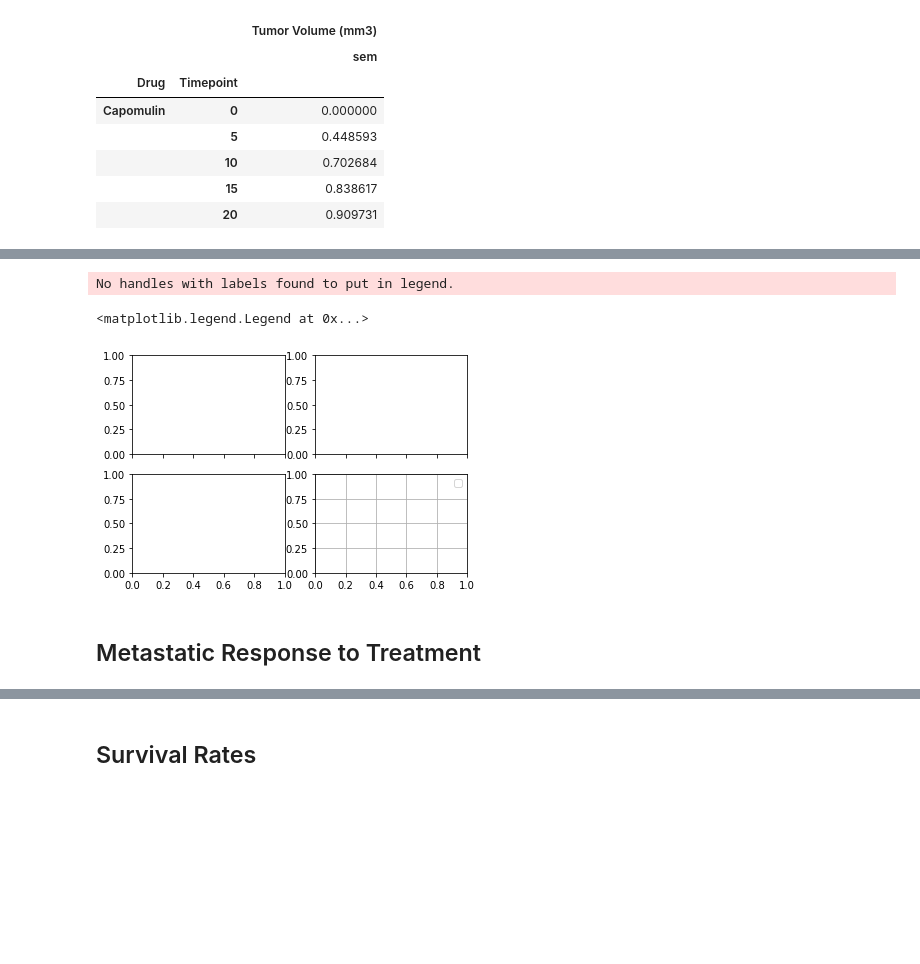
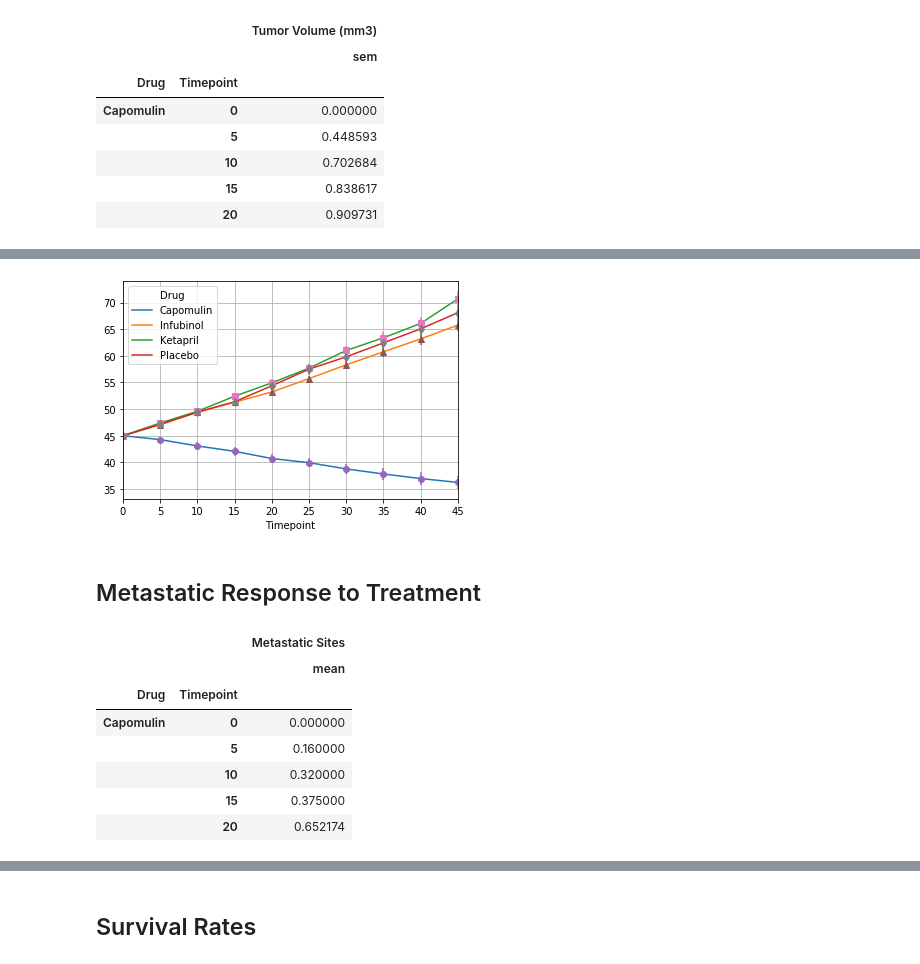
Before and after one commit to Astrowizard/plotting-hw, a Jupyter notebook: Pymaceuticals/pymaceuticals_starter.ipynb, the cells around one changed output, grey strips where cells are left out. Saved outputs shown, nothing was run; the diff lists cells and outputs as text; code cells hidden in the pictures; blank space fills up the shorter version.

```diff
--- a/Pymaceuticals/pymaceuticals_starter.ipynb
+++ b/Pymaceuticals/pymaceuticals_starter.ipynb
@@ -93,14 +95,29 @@ df3.head()
-# %%
-# Generate the Plot (with Error Bars)
-fig, axes = plt.subplots(2,2,sharex=True)
-
-# Save the Figure
-plt.grid()
-plt.legend(loc='best')
-# %% [output]
-No handles with labels found to put in legend.
-<matplotlib.legend.Legend at 0x...>
-[figure, removed]
+# %%
+# Generate the Plot (with Error Bars)
+fig, ax = plt.subplots(2,sharex=True)
+
+df3.plot.line(y=df3.columns[:5],ax=ax[0])
+df3.plot.line(y=df3.columns[5:],ax=ax[1],xlim=(-2,45))
+forms = ['o','^','s','d','2']
+count = 0
+for i in df3.columns:
+    if count < 5:
+        ax[0].errorbar(df4.index.values.tolist(),df3[i],df4[i],fmt=forms[count%5])
+    else:
+        ax[1].errorbar(df4.index.values.tolist(),df3[i],df4[i],fmt=forms[count%5])
+    count+=1
+
+ax[0].grid()
+ax[1].grid()
+ax[0].grid()
+ax[1].grid()
+
+fig.set_size_inches(7,10)
+
+# Save the Figure
+#plt.savefig('../Figures/treatment_response_graphs1.png')
+# %% [output]
+[figure, added]
 # %%
 # Show the Figure
 plt.show()
@@ -108,9 +125,22 @@ plt.show()
 ## Metastatic Response to Treatment
 # %%
 # Store the Mean Met. Site Data Grouped by Drug and Timepoint
+gb1_agg3 = gb1.agg({
+    'Metastatic Sites':['mean']
+})
 
 # Convert to DataFrame
-
+df5 = pd.DataFrame(gb1_agg3)
 # Preview DataFrame
+df5.head()
+# %% [output]
+|  |  | Metastatic Sites |
+|  |  | mean |
+| Drug | Timepoint |  |
+| Capomulin | 0 | 0.000000 |
+|  | 5 | 0.160000 |
+|  | 10 | 0.320000 |
+|  | 15 | 0.375000 |
+|  | 20 | 0.652174 |
 # %%
 # Store the Standard Error associated with Met. Sites Grouped by Drug and Timepoint
```
Also changed, not shown: parts of 14 cells of this notebook, 1 other file.
